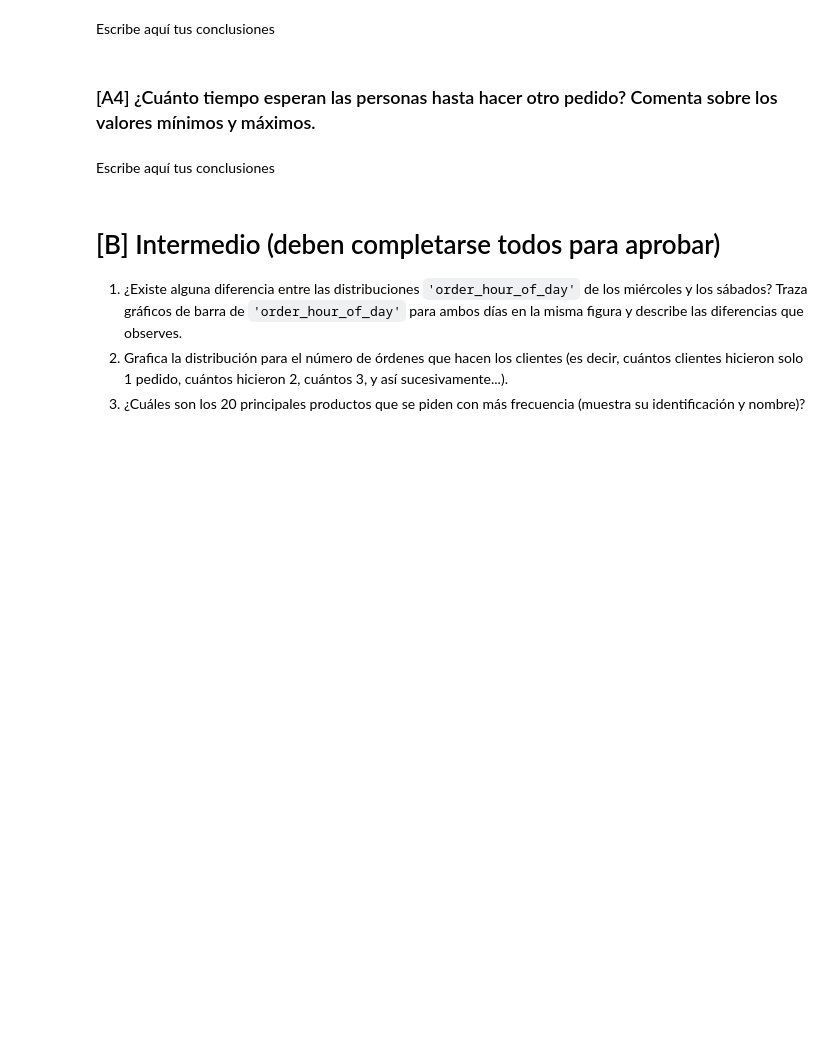
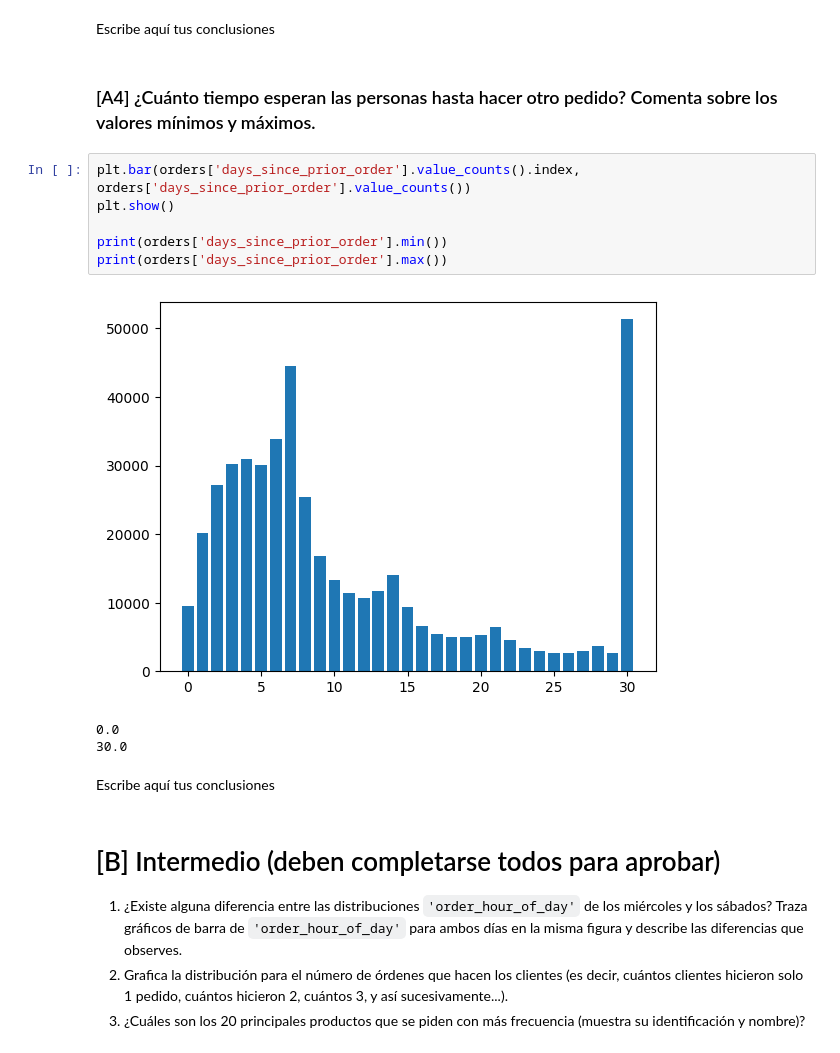
Before and after one commit to Davichobacter/data_science, a Jupyter notebook: notebook_sprint_4.ipynb, the cells around one changed output. Cells and saved outputs as stored; diff of their text form; blank space fills up the shorter version.

```diff
--- a/notebook_sprint_4.ipynb
+++ b/notebook_sprint_4.ipynb
@@ -401,6 +548,16 @@ Escribe aquí tus conclusiones
 Escribe aquí tus conclusiones
 # %% [markdown]
 ### [A4] ¿Cuánto tiempo esperan las personas hasta hacer otro pedido? Comenta sobre los valores mínimos y máximos.
+# %%
+plt.bar(orders['days_since_prior_order'].value_counts().index, orders['days_since_prior_order'].value_counts())
+plt.show()
+
+print(orders['days_since_prior_order'].min())
+print(orders['days_since_prior_order'].max())
+# %% [output]
+[figure, added]
+0.0
+30.0
 # %% [markdown]
 Escribe aquí tus conclusiones
 # %% [markdown]
```
Also changed, not shown: parts of 19 cells of this notebook.
